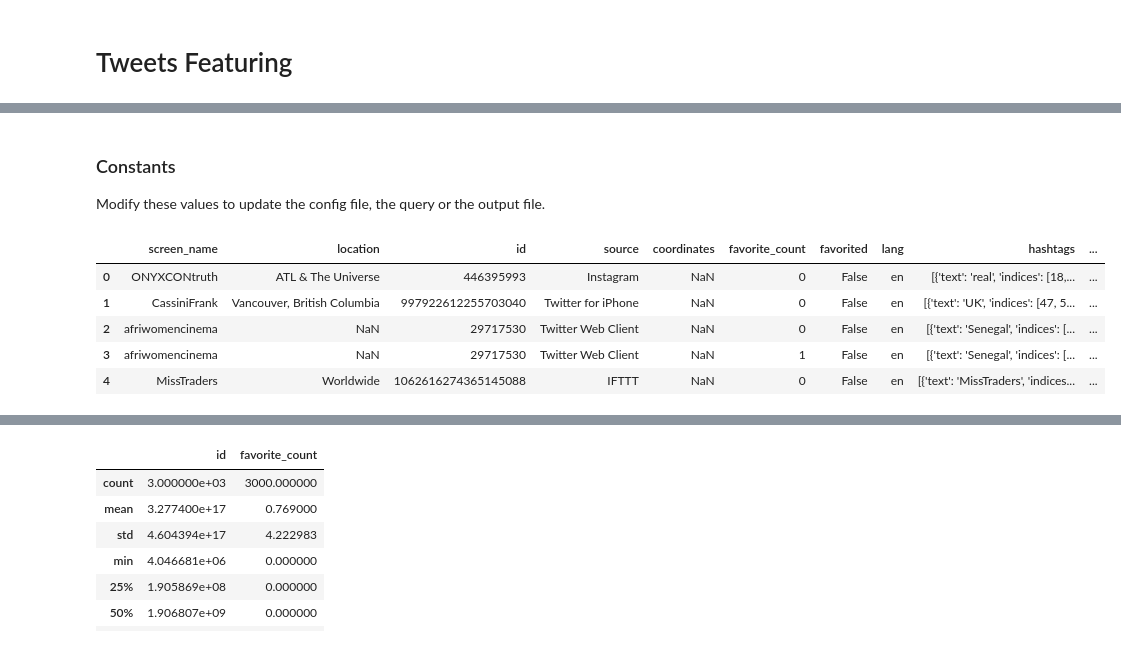
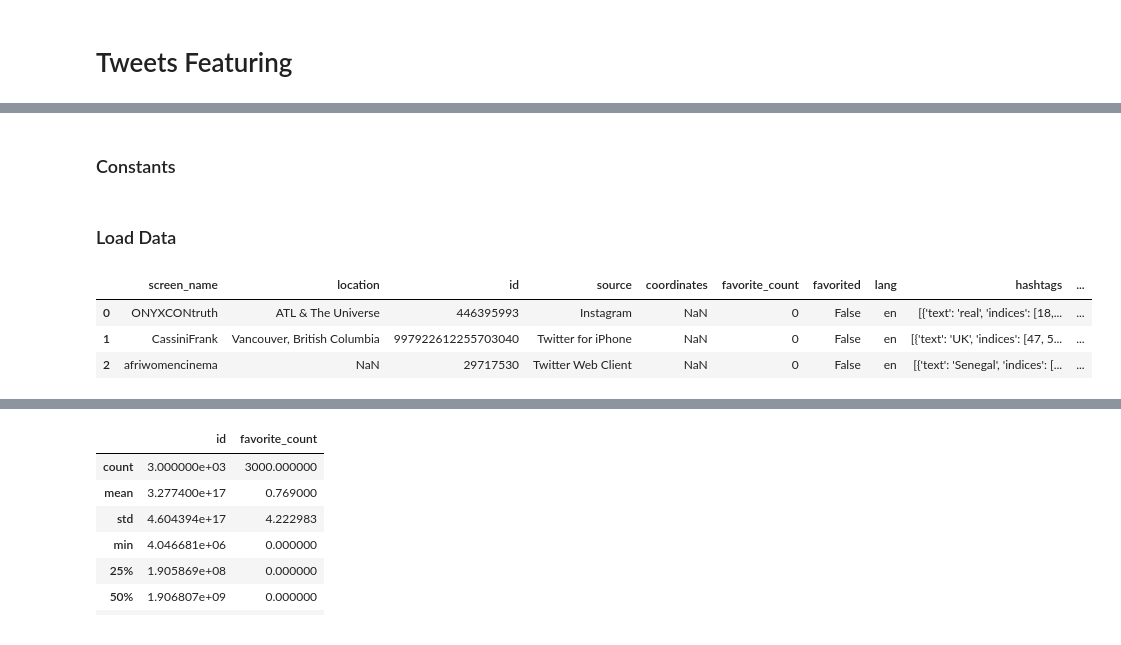
Before and after one commit to jgdelrio/tutorials, a Jupyter notebook: TextMining/02_Tweets_featuring.ipynb, the cells around one changed output, grey strips where cells are left out. Drawn from its saved outputs; the diff is of its cells as text; code cells hidden in the pictures.

```diff
--- a/TextMining/02_Tweets_featuring.ipynb
+++ b/TextMining/02_Tweets_featuring.ipynb
@@ -35,21 +34,21 @@ Git hash   : d1eab842e81cd46d3714e0d672775fbd88227b9c
-# %% [markdown]
-### Constants
-
-Modify these values to update the config file, the query or the output file.
+# %% [markdown]
+### Constants
 # %%
-INPUT_FILE = "tweets.csv"
-OUTPUT_FILE = "tweets-processed.csv"
+TWEETS_INPUT = "tweets.csv"
+PROCESSED_TWEETS = "tweets-processed.csv"
+TWITER_USERS_FILE = 'twitter_users.csv'
+# %% [markdown]
+### Load Data
 # %%
-tweets_df = pd.read_csv(INPUT_FILE, parse_dates=['created_at'])
+tweets_df = pd.read_csv(TWEETS_INPUT, parse_dates=['created_at'])
+users_df = pd.read_csv(TWITER_USERS_FILE, parse_dates=['created_at'])
 # %%
-tweets_df.head(5)
+tweets_df.head(3)
 # %% [output]
 |  | screen_name | location | id | source | coordinates | favorite_count | favorited | lang | hashtags | ... |
 | 0 | ONYXCONtruth | ATL & The Universe | 446395993 | Instagram | NaN | 0 | False | en | [{'text': 'real', 'indices': [18,... | ... |
 | 1 | CassiniFrank | Vancouver, British Columbia | 997922612255703040 | Twitter for iPhone | NaN | 0 | False | en | [{'text': 'UK', 'indices': [47, 5... | ... |
 | 2 | afriwomencinema | NaN | 29717530 | Twitter Web Client | NaN | 0 | False | en | [{'text': 'Senegal', 'indices': [... | ... |
-| 3 | afriwomencinema | NaN | 29717530 | Twitter Web Client | NaN | 1 | False | en | [{'text': 'Senegal', 'indices': [... | ... |
-| 4 | MissTraders | Worldwide | 1062616274365145088 | IFTTT | NaN | 0 | False | en | [{'text': 'MissTraders', 'indices... | ... |
 # %%
 tweets_df.info()
 # %% [output]
```
Also changed, not shown: parts of 15 cells of this notebook, 4 other files.
